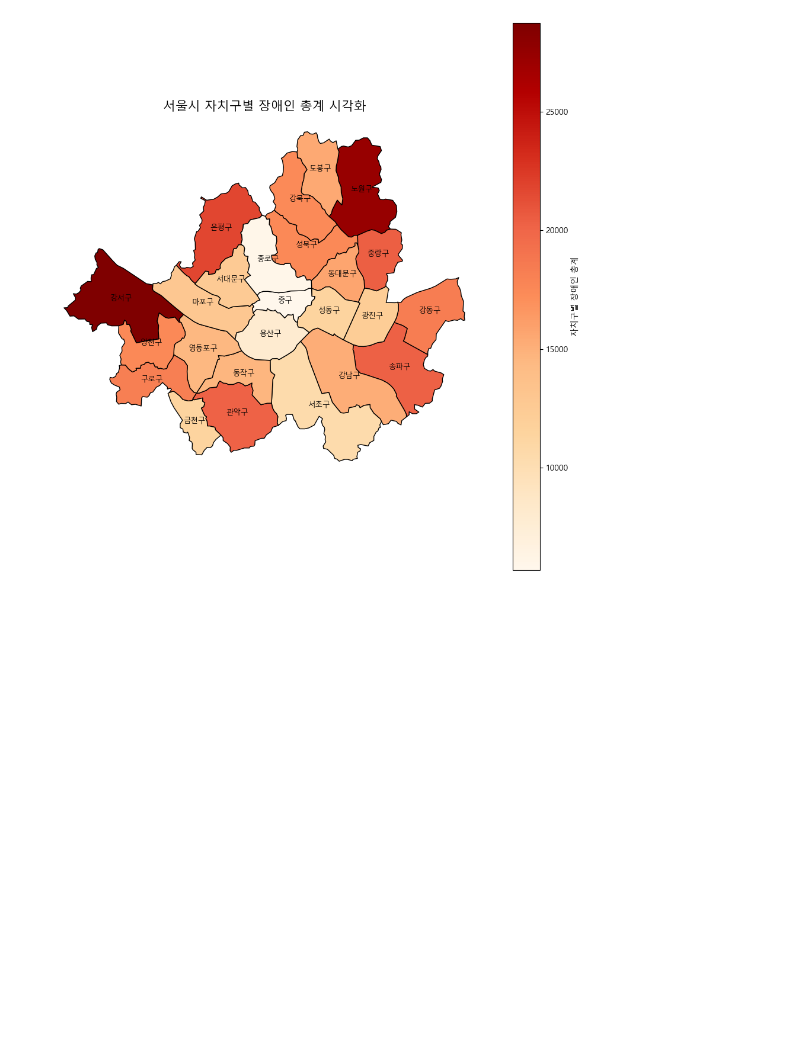
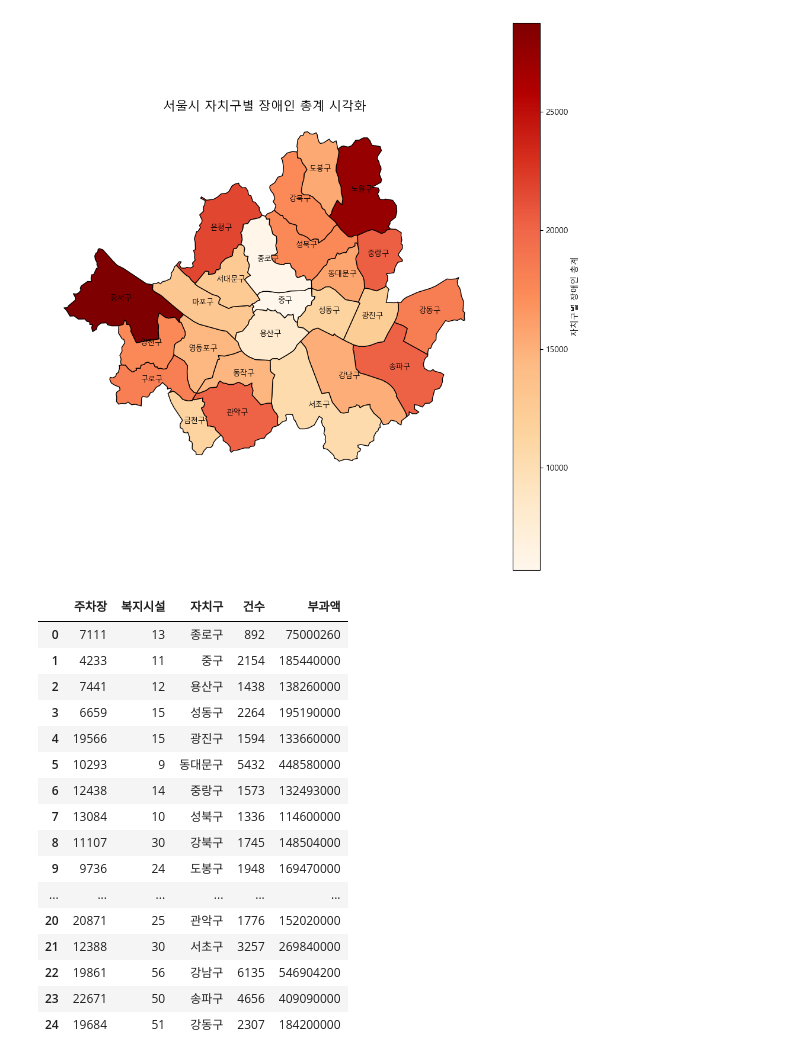
Before and after one commit to CJW5361/SESAC_AI_Open_Source, a Jupyter notebook: 공모전/see.ipynb, the cells around one changed output. Drawn from its saved outputs; the diff is of its cells as text; code cells hidden in the pictures; blank space fills up the shorter version.

```diff
--- a/공모전/see.ipynb
+++ b/공모전/see.ipynb
@@ -595,0 +610,21 @@ plt.show()
+# %%
+df=pd.read_csv('복지수_과태료_주차장.csv')
+df
+# %% [output]
+|  | 주차장 | 복지시설 | 자치구 | 건수 | 부과액 |
+| 0 | 7111 | 13 | 종로구 | 892 | 75000260 |
+| 1 | 4233 | 11 | 중구 | 2154 | 185440000 |
+| 2 | 7441 | 12 | 용산구 | 1438 | 138260000 |
+| 3 | 6659 | 15 | 성동구 | 2264 | 195190000 |
+| 4 | 19566 | 15 | 광진구 | 1594 | 133660000 |
+| 5 | 10293 | 9 | 동대문구 | 5432 | 448580000 |
+| 6 | 12438 | 14 | 중랑구 | 1573 | 132493000 |
+| 7 | 13084 | 10 | 성북구 | 1336 | 114600000 |
+| 8 | 11107 | 30 | 강북구 | 1745 | 148504000 |
+| 9 | 9736 | 24 | 도봉구 | 1948 | 169470000 |
+| ... | ... | ... | ... | ... | ... |
+| 20 | 20871 | 25 | 관악구 | 1776 | 152020000 |
+| 21 | 12388 | 30 | 서초구 | 3257 | 269840000 |
+| 22 | 19861 | 56 | 강남구 | 6135 | 546904200 |
+| 23 | 22671 | 50 | 송파구 | 4656 | 409090000 |
+| 24 | 19684 | 51 | 강동구 | 2307 | 184200000 |
```
Also changed, not shown: parts of 3 cells of this notebook, 31 other files.
